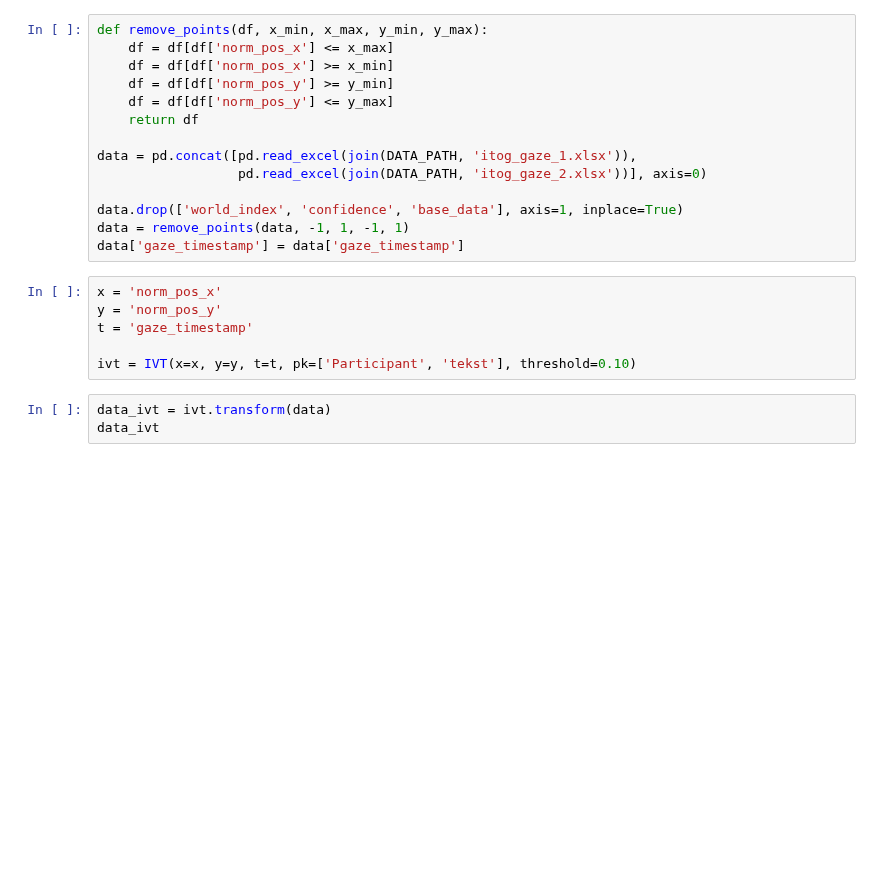
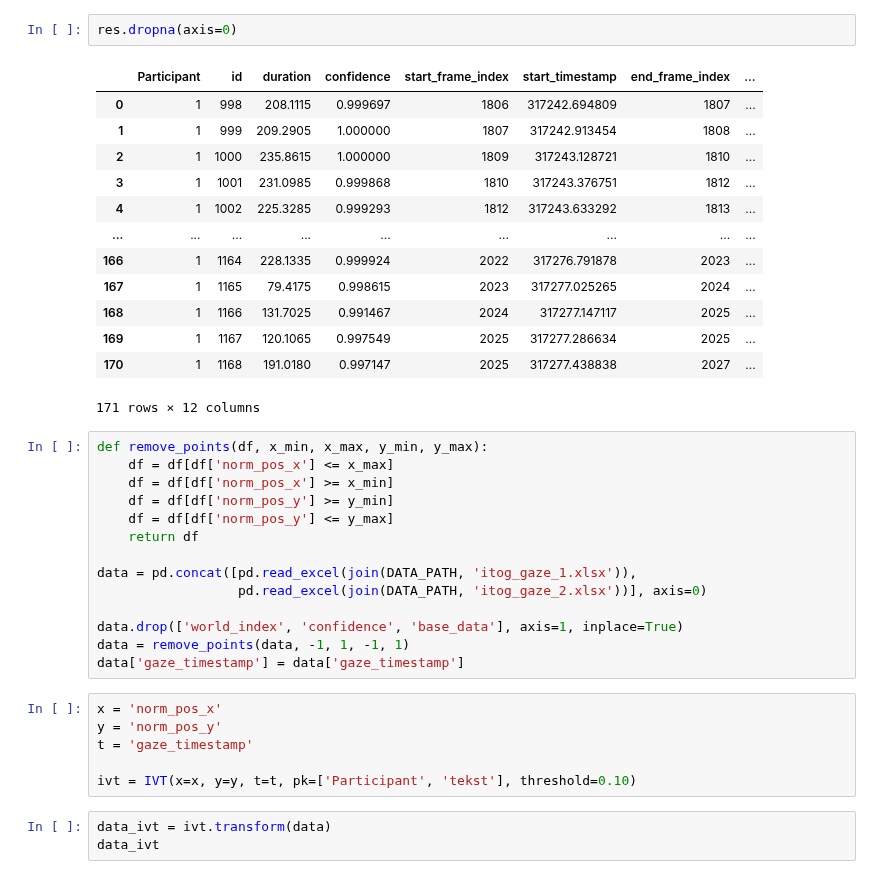
Before and after one commit to hse-scila/EyeFeatures, a Jupyter notebook: eyetracking/preprocessing/test.ipynb, the cells around one changed output. Drawn from its saved outputs; the diff is of its cells as text; blank space fills up the shorter version.

```diff
--- a/eyetracking/preprocessing/test.ipynb
+++ b/eyetracking/preprocessing/test.ipynb
@@ -10,3 +28,19 @@ DATA_PATH = join('..', 'test_data')
+# %%
+res.dropna(axis=0)
+# %% [output]
+|  | Participant | id | duration | confidence | start_frame_index | start_timestamp | end_frame_index | ... |
+| 0 | 1 | 998 | 208.1115 | 0.999697 | 1806 | 317242.694809 | 1807 | ... |
+| 1 | 1 | 999 | 209.2905 | 1.000000 | 1807 | 317242.913454 | 1808 | ... |
+| 2 | 1 | 1000 | 235.8615 | 1.000000 | 1809 | 317243.128721 | 1810 | ... |
+| 3 | 1 | 1001 | 231.0985 | 0.999868 | 1810 | 317243.376751 | 1812 | ... |
+| 4 | 1 | 1002 | 225.3285 | 0.999293 | 1812 | 317243.633292 | 1813 | ... |
+| ... | ... | ... | ... | ... | ... | ... | ... | ... |
+| 166 | 1 | 1164 | 228.1335 | 0.999924 | 2022 | 317276.791878 | 2023 | ... |
+| 167 | 1 | 1165 | 79.4175 | 0.998615 | 2023 | 317277.025265 | 2024 | ... |
+| 168 | 1 | 1166 | 131.7025 | 0.991467 | 2024 | 317277.147117 | 2025 | ... |
+| 169 | 1 | 1167 | 120.1065 | 0.997549 | 2025 | 317277.286634 | 2025 | ... |
+| 170 | 1 | 1168 | 191.0180 | 0.997147 | 2025 | 317277.438838 | 2027 | ... |
+171 rows × 12 columns
 # %%
 def remove_points(df, x_min, x_max, y_min, y_max):
     df = df[df['norm_pos_x'] <= x_max]
```
Also changed, not shown: parts of 4 cells of this notebook, 5 other files.
